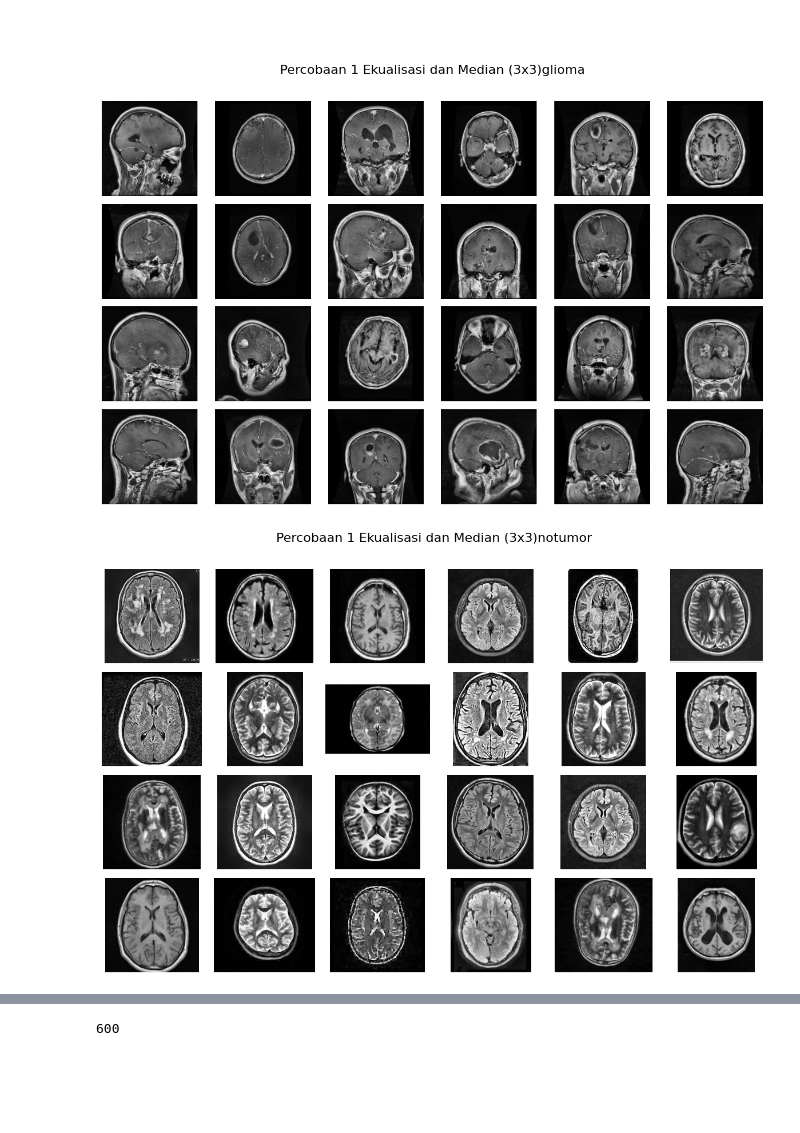
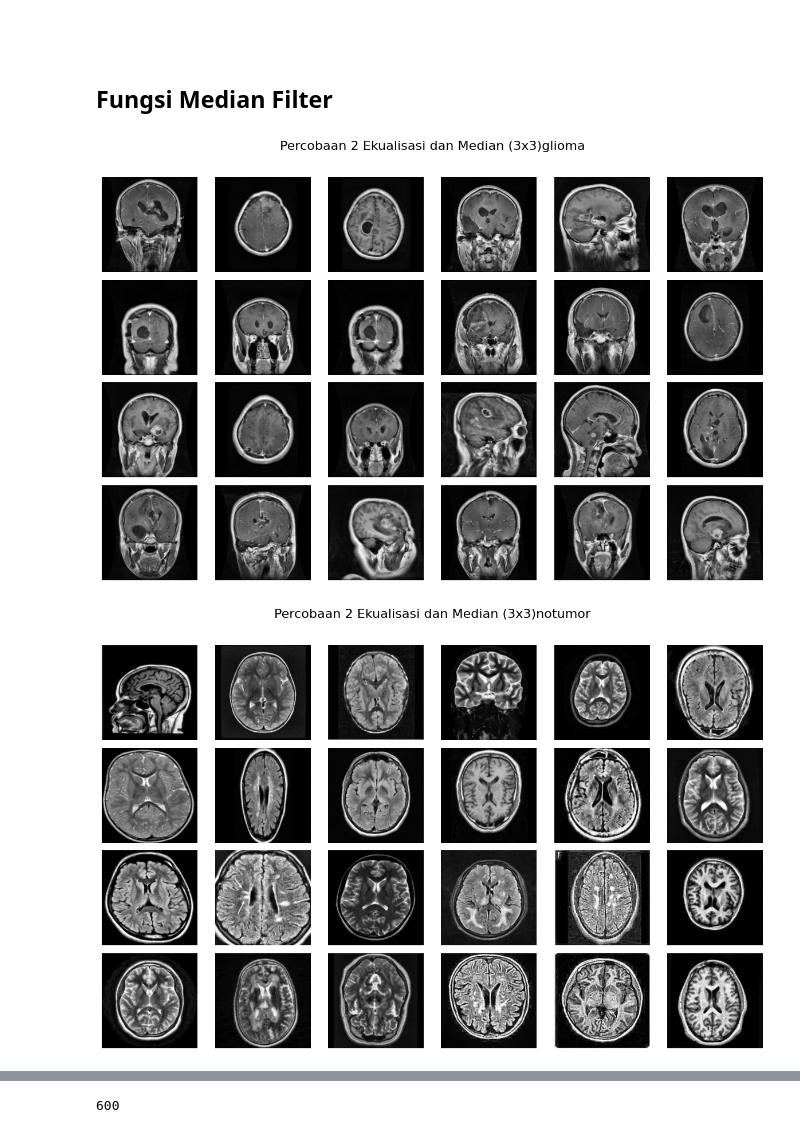
Before and after one commit to tegarpng/Projek-Kelompok-29, a Jupyter notebook: Percobaan2.ipynb, the cells around one changed output, grey strips where cells are left out. Saved outputs shown, nothing was run; the diff lists cells and outputs as text; code cells hidden in the pictures; blank space fills up the shorter version.

```diff
--- a/Percobaan2.ipynb
+++ b/Percobaan2.ipynb
@@ -66,6 +72,7 @@ for root, dirs, files in os.walk(dataset_path):
                 if img is not None:
 
                     img_gray = cv.cvtColor(img, cv.COLOR_BGR2GRAY)
+                    img_gray = cv.resize(img_gray, (256, 256))
 
                     data.append(img_gray)
                     labels.append(folder_aktif)
@@ -109,36 +119,39 @@ def median(image, rowkernel, columnkernel):
             result[i-row, j-column] = np.median(submatrix)
 
     return result.astype(np.uint8)
+# %% [markdown]
+## Fungsi Median Filter
 # %%
-def percobaan1(img):
+def percobaan2(img):
+    img = img.astype(np.uint8)
     clahe = cv.createCLAHE(
     clipLimit=2.0,
     tileGridSize=(8,8))
 
     equalized = clahe.apply(img)
     img_equal = median(equalized, 3, 3)
     return img_equal
 
-dataPreprocessed = [percobaan1(img) for img in data]
+dataPreprocessed = [percobaan2(img_gray) for img_gray in data]
 
 unique_labels = sorted(set(labels))
 
 for label in unique_labels:
     # Ambil semua indeks gambar dari label ini
     idxs = [j for j, l in enumerate(labels) if l == label]
 
     # Buat grid 7x12 (cukup untuk 84 gambar, 7*12 = 84)
     fig, axs = plt.subplots(4, 6, figsize=(12, 8))
-    fig.suptitle(f'Percobaan 1 Ekualisasi dan Median (3x3){label}', fontsize=16)
+    fig.suptitle(f'Percobaan 2 Ekualisasi dan Median (3x3){label}', fontsize=16)
 
     for k in range(24):
         plt.subplot(4, 6, k + 1)
         plt.imshow(dataPreprocessed[idxs[k]], cmap='gray')
         plt.axis('off')
 
     plt.tight_layout()
     plt.subplots_adjust(top=0.9)  # beri ruang untuk judul
     plt.show()
 # %% [output]
-[figure, old version]
+[figure, new version]
-[figure, old version]
+[figure, new version]
```
Also changed, not shown: parts of 11 cells of this notebook.
